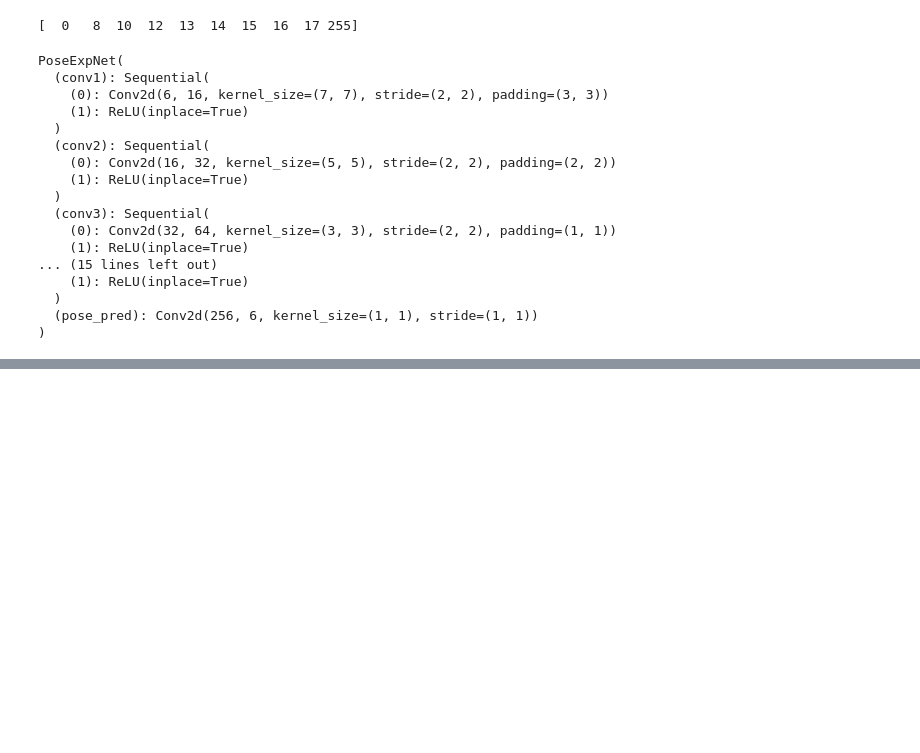
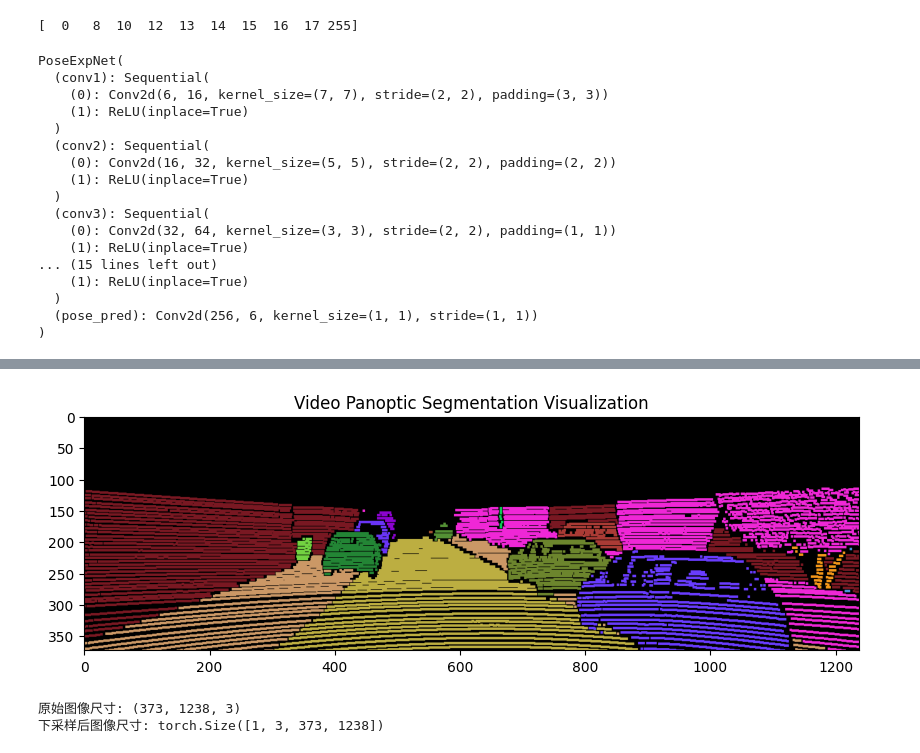
Before and after one commit to weentiaan/Video-latent-diffusion-panoptic-segmentation, a Jupyter notebook: Pose.ipynb, the cells around one changed output, grey strips where cells are left out. Saved outputs shown, nothing was run; the diff lists cells and outputs as text; code cells hidden in the pictures; blank space fills up the shorter version.

```diff
--- a/Pose.ipynb
+++ b/Pose.ipynb
@@ -131,0 +186,5 @@ exp_mask
+# %%
+gt_cls = Image.open('/root/autodl-tmp/video_sequence/train/000000_000300_gtFine_class.png')
+# 对图像进行 resize
+#gt_cls = np.array(resize_transform(gt_cls))
+gt_cls = np.array(gt_cls)
@@ -131,0 +283,7 @@ exp_mask
+# %%
+plt.figure(figsize=(10, 8))
+plt.imshow(pooled_image)
+plt.title("Video Panoptic Segmentation Visualization")
+plt.show()
+# %% [output]
+[figure, added]
@@ -131,0 +308,17 @@ exp_mask
+# %%
+img_tensor = torch.tensor(color_image, dtype=torch.float32).permute(2, 0, 1).unsqueeze(0)
+
+# 3. 定义最大池化层，kernel_size=2, stride=2（对每个通道独立操作）
+max_pool = nn.MaxPool2d(kernel_size=2, stride=1)
+
+pooled_tensor = max_pool(max_pool(max_pool(img_tensor)))
+# 池化后形状为 (1, 3, 88, 620) —— 每个通道下采样了一半
+
+# 4. 转换回 NumPy 数组，并将通道维度移到最后，得到形状 (88, 620, 3)
+pooled_image = pooled_tensor.squeeze(0).permute(1, 2, 0).numpy().astype(np.int32)
+
+print("原始图像尺寸:", pooled_image.shape)
+print("下采样后图像尺寸:", pooled_tensor.shape)
+# %% [output]
+原始图像尺寸: (373, 1238, 3)
+下采样后图像尺寸: torch.Size([1, 3, 373, 1238])
```
Also changed, not shown: parts of 23 cells of this notebook, 48 other files.
